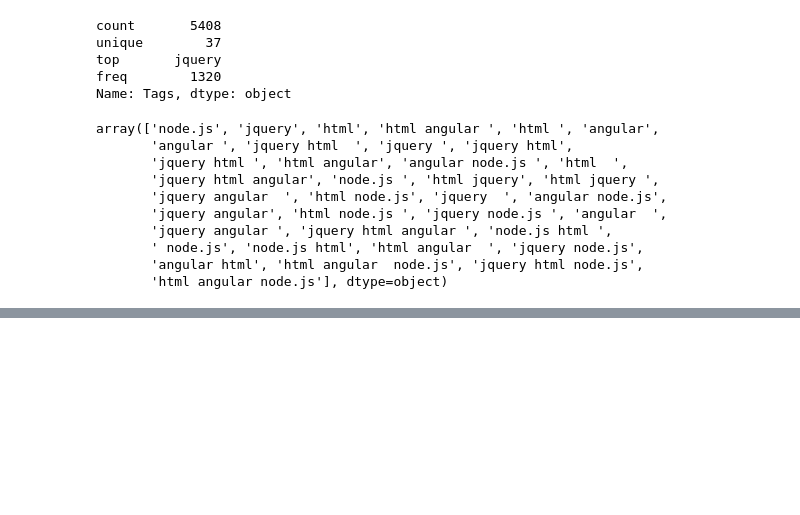
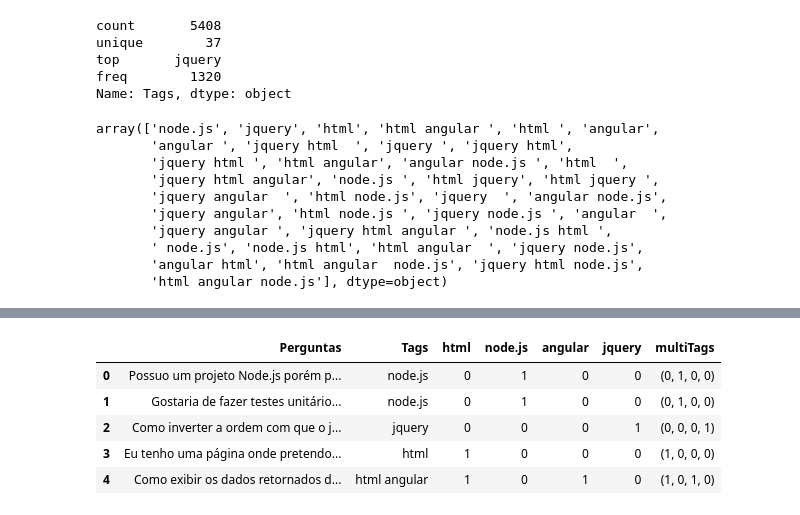
Before and after one commit to frlps/multilabel-text-classifier, a Jupyter notebook: ML_Text_Class_SOF.ipynb, the cells around one changed output, grey strips where cells are left out. Cells and saved outputs as stored; diff of their text form; code cells hidden in the pictures; blank space fills up the shorter version.

```diff
--- a/ML_Text_Class_SOF.ipynb
+++ b/ML_Text_Class_SOF.ipynb
@@ -65,0 +195,11 @@ label
+# %%
+zipMultiLabel = list(
+    zip(
+        perguntas[labels[0]],
+        perguntas[labels[1]],
+        perguntas[labels[2]],
+        perguntas[labels[3]]
+    )
+)
+
+zipMultiLabel, len(zipMultiLabel)
@@ -65,0 +224,10 @@ label
+# %%
+perguntas['multiTags'] = zipMultiLabel
+perguntas.head()
+# %% [output]
+|  | Perguntas | Tags | html | node.js | angular | jquery | multiTags |
+| 0 | Possuo um projeto Node.js porém p... | node.js | 0 | 1 | 0 | 0 | (0, 1, 0, 0) |
+| 1 | Gostaria de fazer testes unitário... | node.js | 0 | 1 | 0 | 0 | (0, 1, 0, 0) |
+| 2 | Como inverter a ordem com que o j... | jquery | 0 | 0 | 0 | 1 | (0, 0, 0, 1) |
+| 3 | Eu tenho uma página onde pretendo... | html | 1 | 0 | 0 | 0 | (1, 0, 0, 0) |
+| 4 | Como exibir os dados retornados d... | html angular | 1 | 0 | 1 | 0 | (1, 0, 1, 0) |
```
Also changed, not shown: parts of 27 cells of this notebook.
